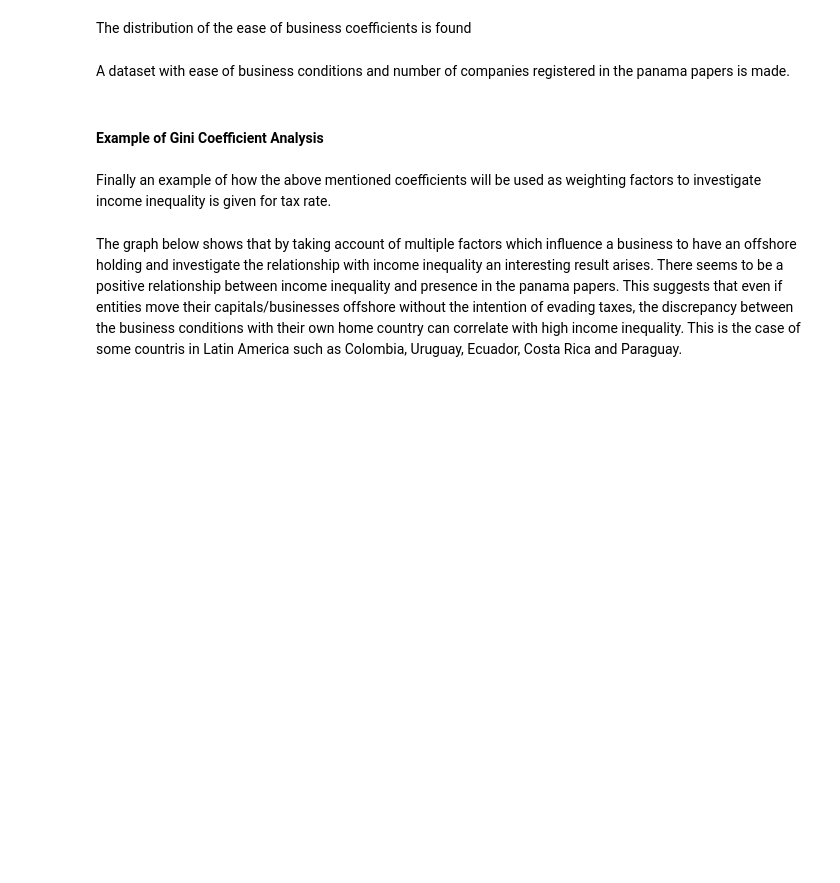
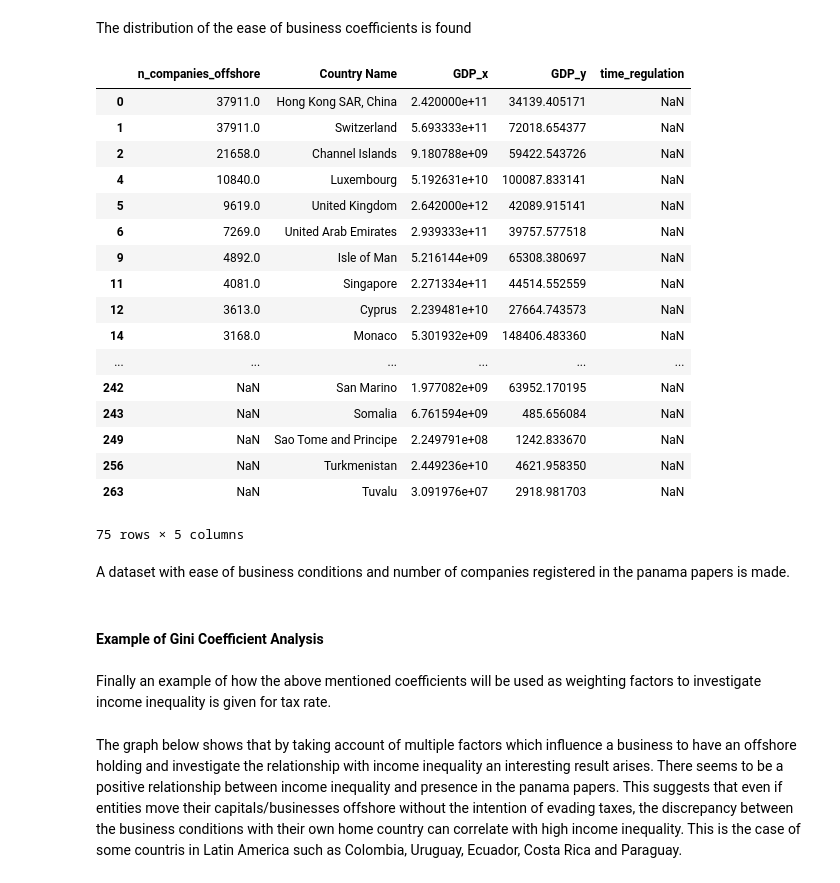
Before and after one commit to eddieshengyuwang/project_ada_akbar, a Jupyter notebook: work_in_progress/Gianluca.ipynb, the cells around one changed output. Saved outputs shown, nothing was run; the diff lists cells and outputs as text; code cells hidden in the pictures; blank space fills up the shorter version.

Commit message:
update of storyline in main and work done in Gianluca regarding the causes behind going offshore

```diff
--- a/work_in_progress/Gianluca.ipynb
+++ b/work_in_progress/Gianluca.ipynb
@@ -676,4 +740,4 @@ show(p)
 # %% [markdown]
 ### Time spent in regulations
 # %%
-df_time_regulation=pd.read_csv(path+'API_IC.GOV.DURS.ZS_DS2_en_csv_v2_10230883.csv', skiprows=[0,1,2,3])
+df_time_regulation=pd.read_csv(folder+'API_IC.GOV.DURS.ZS_DS2_en_csv_v2_10230883.csv', skiprows=[0,1,2,3])
@@ -688,4 +763,5 @@ print ('Year with most data is', years[np.argmax(years_count)])
 # %%
-df_time_regulation=pd.DataFrame({'Country Name':df_time_regulation['Country Name'][df_time_regulation['2009'].notnull()],'time_regulation':df_time_regulation['2009'][df_time_regulation['2009'].notnull()]})
+df_time_regulation=pd.DataFrame({'Country Name':df_time_regulation['Country Name'],'time_regulation':df_time_regulation.iloc[:,range(-15,0)].mean(axis=1,numeric_only=True)})
+df_time_regulation=df_time_regulation[df_time_regulation['time_regulation'].notnull()]
 # %%
 df_time_regulation.head()
@@ -692,4 +775,4 @@ df_time_regulation.head()
 # %%
-country_count_ease_regulation_time=country_count_gdp.merge(df_time_regulation, how='inner',left_on='Country Name', right_on='Country Name')
+country_count_ease_regulation_time=country_count_gdp.merge(df_time_regulation, how='outer',left_on='Country Name', right_on='Country Name')
 # %% [markdown]
 The distribution of the ease of business coefficients is found
@@ -698,5 +779,24 @@ country_count_ease_regulation_time['time_regulation'].plot(kind='kde')
 # %%
-country_count_ease_regulation_time[~country_count_ease_regulation_time.isna()]
+country_count_ease_regulation_time[country_count_ease_regulation_time['time_regulation'].isna()]
+# %% [output]
+|  | n_companies_offshore | Country Name | GDP_x | GDP_y | time_regulation |
+| 0 | 37911.0 | Hong Kong SAR, China | 2.420000e+11 | 34139.405171 | NaN |
+| 1 | 37911.0 | Switzerland | 5.693333e+11 | 72018.654377 | NaN |
+| 2 | 21658.0 | Channel Islands | 9.180788e+09 | 59422.543726 | NaN |
+| 4 | 10840.0 | Luxembourg | 5.192631e+10 | 100087.833141 | NaN |
+| 5 | 9619.0 | United Kingdom | 2.642000e+12 | 42089.915141 | NaN |
+| 6 | 7269.0 | United Arab Emirates | 2.939333e+11 | 39757.577518 | NaN |
+| 9 | 4892.0 | Isle of Man | 5.216144e+09 | 65308.380697 | NaN |
+| 11 | 4081.0 | Singapore | 2.271334e+11 | 44514.552559 | NaN |
+| 12 | 3613.0 | Cyprus | 2.239481e+10 | 27664.743573 | NaN |
+| 14 | 3168.0 | Monaco | 5.301932e+09 | 148406.483360 | NaN |
+| ... | ... | ... | ... | ... | ... |
+| 242 | NaN | San Marino | 1.977082e+09 | 63952.170195 | NaN |
+| 243 | NaN | Somalia | 6.761594e+09 | 485.656084 | NaN |
+| 249 | NaN | Sao Tome and Principe | 2.249791e+08 | 1242.833670 | NaN |
+| 256 | NaN | Turkmenistan | 2.449236e+10 | 4621.958350 | NaN |
+| 263 | NaN | Tuvalu | 3.091976e+07 | 2918.981703 | NaN |
+75 rows × 5 columns
 # %% [markdown]
 A dataset with ease of business conditions and number of companies registered in the panama papers is made.
 # %%
```
Also changed, not shown: parts of 25 cells of this notebook, 1 other file.
